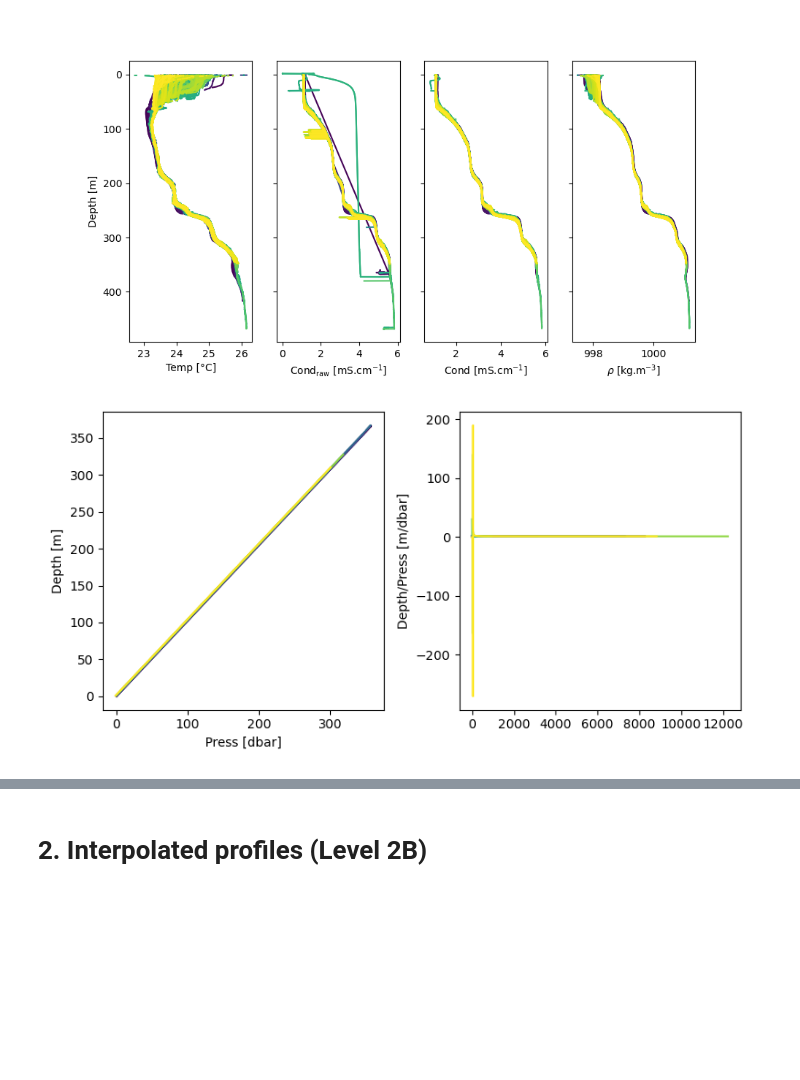
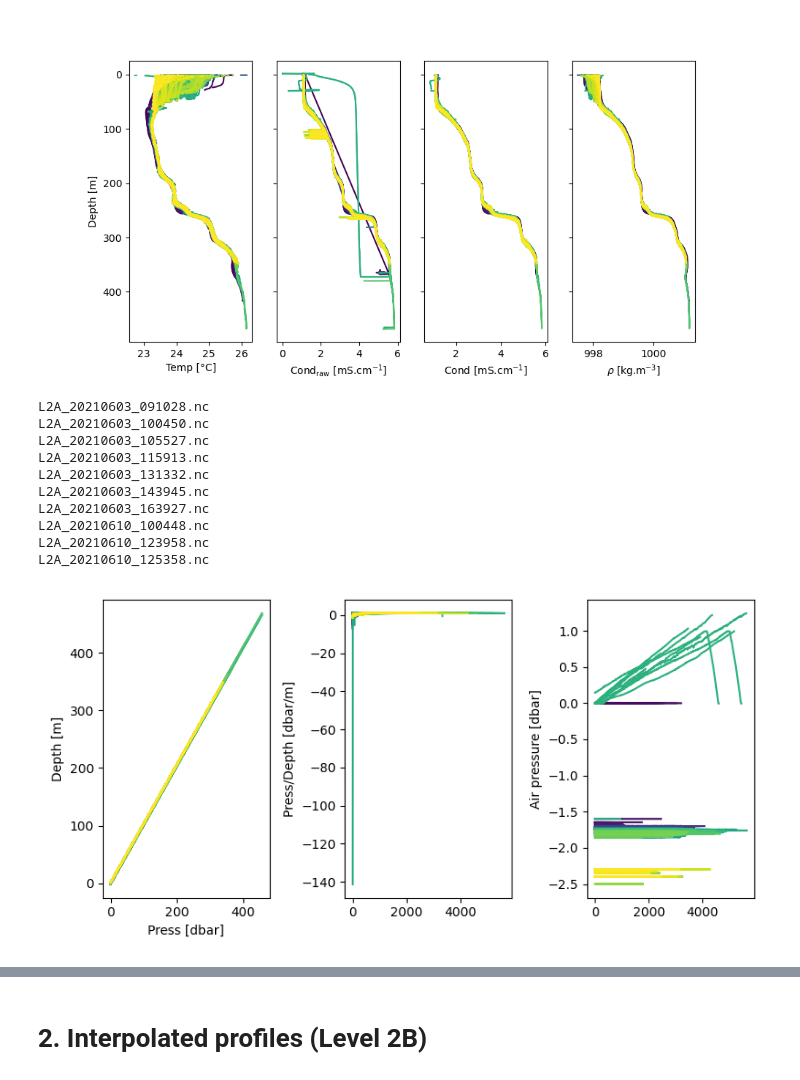
Before and after one commit to tdoda/lake-kivu-ctd-database, a Jupyter notebook: notebooks/Plot Data_KW_TD.ipynb, the cells around one changed output, grey strips where cells are left out. Drawn from its saved outputs; the diff is of its cells as text; code cells hidden in the pictures; blank space fills up the shorter version.

Commit message:
Modification notebooks to plot the data

```diff
--- a/notebooks/Plot Data_KW_TD.ipynb
+++ b/notebooks/Plot Data_KW_TD.ipynb
@@ -58,6 +58,7 @@ cond=[]
 cond_corr=[]
 temp_corr=[]
 press=[]
+datetime_all=[]
 date_all=[]
 t=[];
 
@@ -79,6 +80,7 @@ for file in filename_list:
     cond_corr.append(condval)
     press.append(nc.variables["Press"][:])
     date_prof=datetime.utcfromtimestamp(int(nc.variables["time"][0]))
+    datetime_all.append(date_prof)
     date_all.append(date_prof.strftime('%Y-%m-%d'))
     nc.close()
 # %% [markdown]
@@ -131,13 +133,25 @@ Text(0.5, 0, '$\\rho$ [kg.m$^{-3}$]')
 fig.savefig("Figures/profiles_KW_zoom.png",dpi=400)
 # %%
 # Check density calculation
-fig,ax=plt.subplots(1,2,figsize=(8,4))
+fig,ax=plt.subplots(1,3,figsize=(8,4))
 for k in np.arange(len(filename_list)):
     ax[0].plot(press[k],d[k],color=colval(k))
-    ax[1].plot(d[k]/press[k],color=colval(k))
+    ax[1].plot(press[k]/d[k],color=colval(k)) # Close to rho*g=0.987 if air_pressure close to 0
+    ax[2].plot(press[k]-d[k]*0.978,color=colval(k)) # Air pressure (should be constant for all the profile)
 ax[0].set_xlabel('Press [dbar]')
 ax[0].set_ylabel('Depth [m]')
-ax[1].set_ylabel('Depth/Press [m/dbar]')
+ax[1].set_ylabel('Press/Depth [dbar/m]')
+ax[2].set_ylabel('Air pressure [dbar]')
 plt.tight_layout()
 # %% [output]
+L2A_20210603_091028.nc
+L2A_20210603_100450.nc
+L2A_20210603_105527.nc
+L2A_20210603_115913.nc
+L2A_20210603_131332.nc
+L2A_20210603_143945.nc
+L2A_20210603_163927.nc
+L2A_20210610_100448.nc
+L2A_20210610_123958.nc
+L2A_20210610_125358.nc
-[figure, old version]
+[figure, new version]
```
Also changed, not shown: parts of 2 cells of this notebook, 2 other files.
